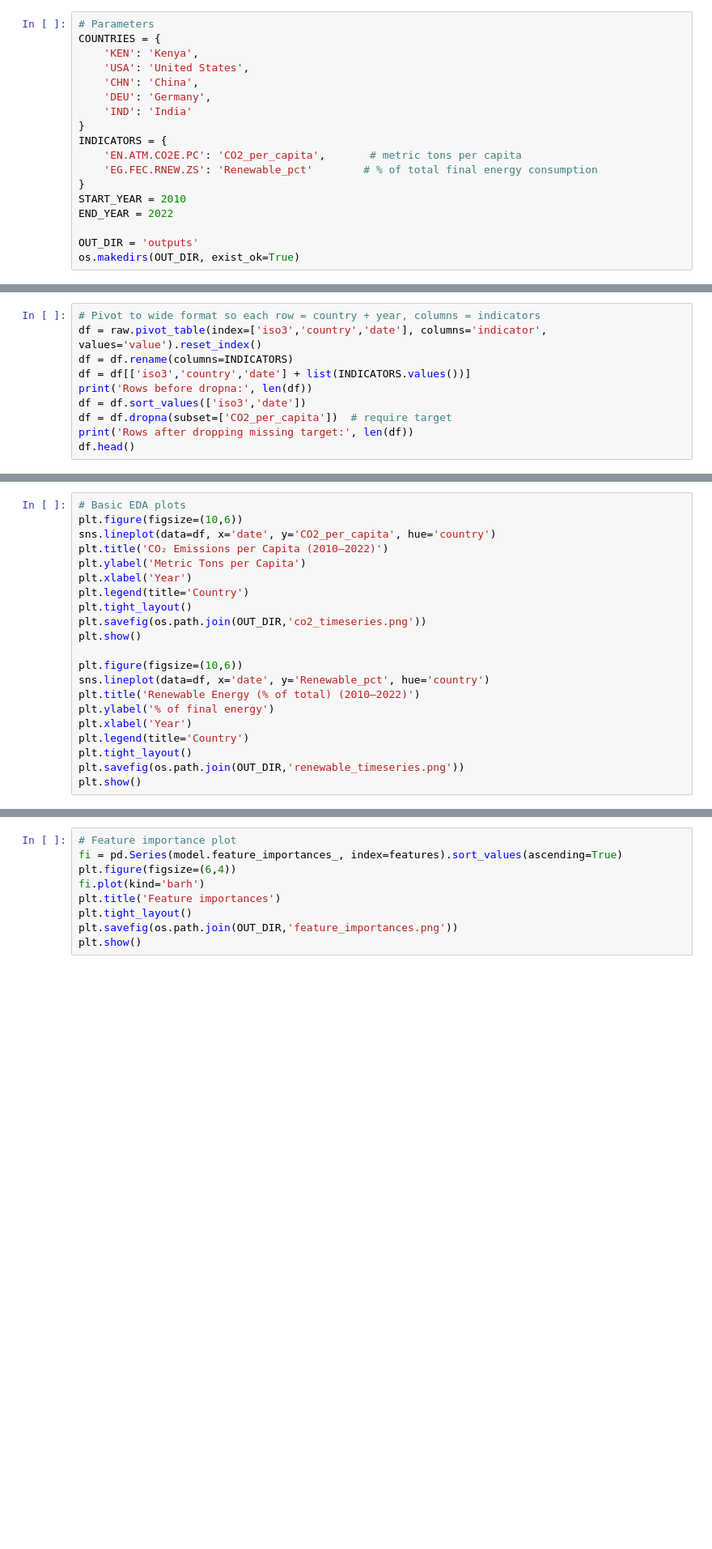
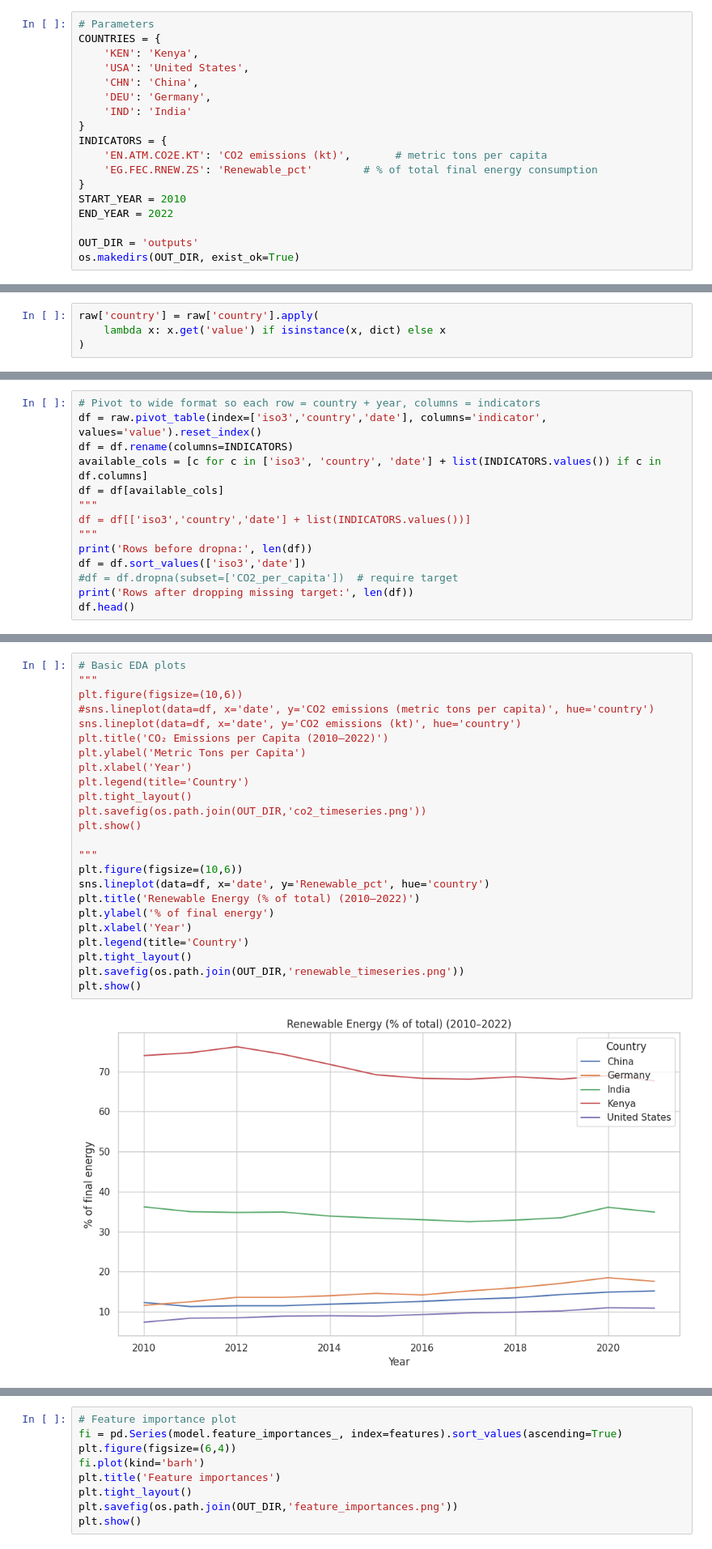
Before and after one commit to TechNinjaX2/aiswe, a Jupyter notebook: wk2/climate_action_worldbank.ipynb, the cells around one changed output, grey strips where cells are left out. Shown: that part at 81% size. Saved outputs shown, nothing was run; the diff lists cells and outputs as text; blank space fills up the shorter version.

```diff
--- a/wk2/climate_action_worldbank.ipynb
+++ b/wk2/climate_action_worldbank.ipynb
@@ -31,7 +31,7 @@ COUNTRIES = {
     'IND': 'India'
 }
 INDICATORS = {
-    'EN.ATM.CO2E.PC': 'CO2_per_capita',       # metric tons per capita
+    'EN.ATM.CO2E.KT': 'CO2 emissions (kt)',       # metric tons per capita
     'EG.FEC.RNEW.ZS': 'Renewable_pct'        # % of total final energy consumption
 }
 START_YEAR = 2010
@@ -98,0 +103,4 @@ Fetching EG.FEC.RNEW.ZS for IND...
+# %%
+raw['country'] = raw['country'].apply(
+    lambda x: x.get('value') if isinstance(x, dict) else x
+)
@@ -100,10 +143,14 @@ Fetching EG.FEC.RNEW.ZS for IND...
 # Pivot to wide format so each row = country + year, columns = indicators
 df = raw.pivot_table(index=['iso3','country','date'], columns='indicator', values='value').reset_index()
 df = df.rename(columns=INDICATORS)
+available_cols = [c for c in ['iso3', 'country', 'date'] + list(INDICATORS.values()) if c in df.columns]
+df = df[available_cols]
+"""
 df = df[['iso3','country','date'] + list(INDICATORS.values())]
+"""
 print('Rows before dropna:', len(df))
 df = df.sort_values(['iso3','date'])
-df = df.dropna(subset=['CO2_per_capita'])  # require target
+#df = df.dropna(subset=['CO2_per_capita'])  # require target
 print('Rows after dropping missing target:', len(df))
 df.head()
 # %% [output]
@@ -111,23 +165,28 @@ TypeError: unhashable type: 'dict'
 # %%
 # Basic EDA plots
+"""
 plt.figure(figsize=(10,6))
-sns.lineplot(data=df, x='date', y='CO2_per_capita', hue='country')
+#sns.lineplot(data=df, x='date', y='CO2 emissions (metric tons per capita)', hue='country')
+sns.lineplot(data=df, x='date', y='CO2 emissions (kt)', hue='country')
 plt.title('CO₂ Emissions per Capita (2010–2022)')
 plt.ylabel('Metric Tons per Capita')
 plt.xlabel('Year')
 plt.legend(title='Country')
 plt.tight_layout()
 plt.savefig(os.path.join(OUT_DIR,'co2_timeseries.png'))
 plt.show()
 
+"""
 plt.figure(figsize=(10,6))
 sns.lineplot(data=df, x='date', y='Renewable_pct', hue='country')
 plt.title('Renewable Energy (% of total) (2010–2022)')
 plt.ylabel('% of final energy')
 plt.xlabel('Year')
 plt.legend(title='Country')
 plt.tight_layout()
 plt.savefig(os.path.join(OUT_DIR,'renewable_timeseries.png'))
 plt.show()
+# %% [output]
+[figure, added]
 # %%
 # Feature engineering: create lag features for CO2 and fill NA
```
Also changed, not shown: parts of 6 cells of this notebook, 20 other files.
